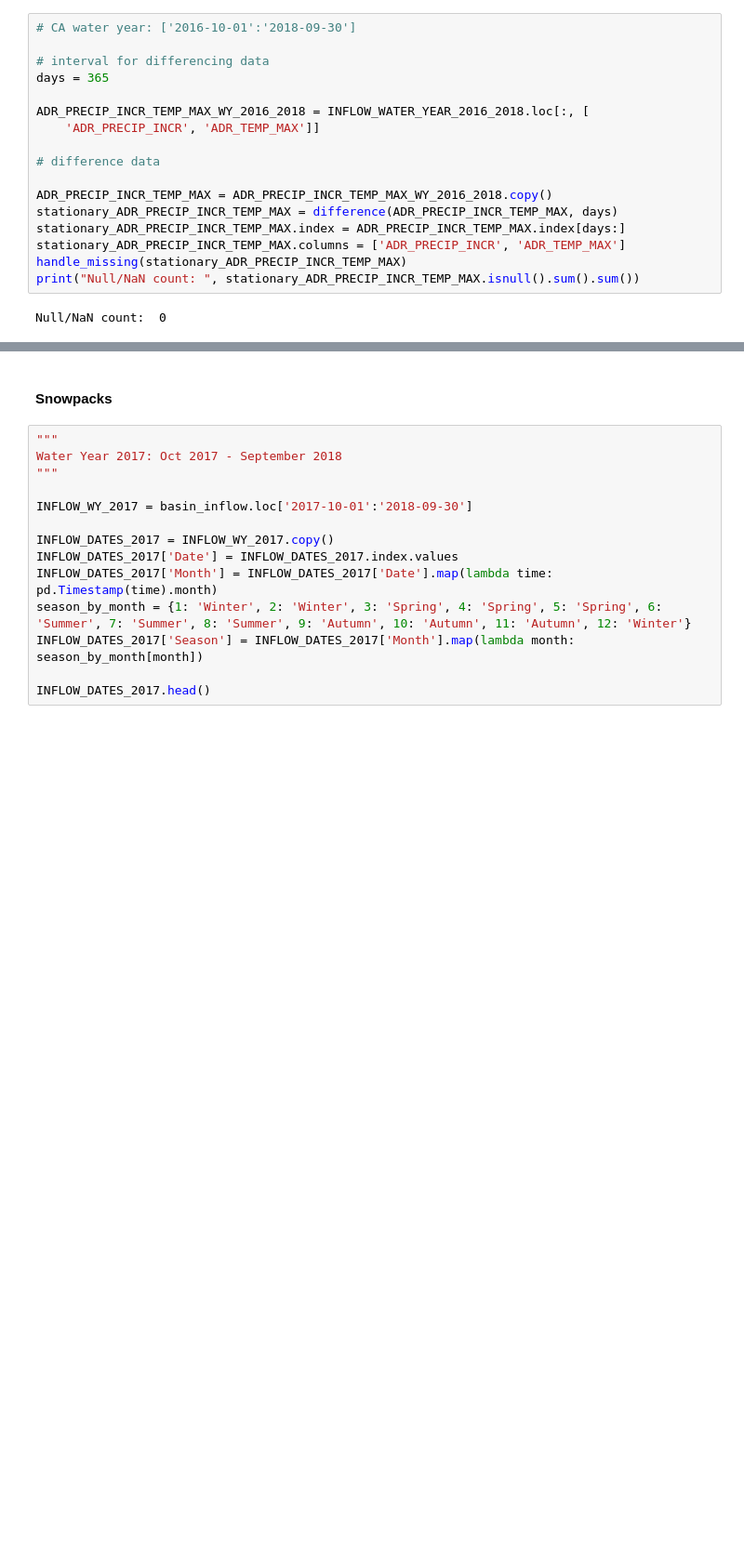
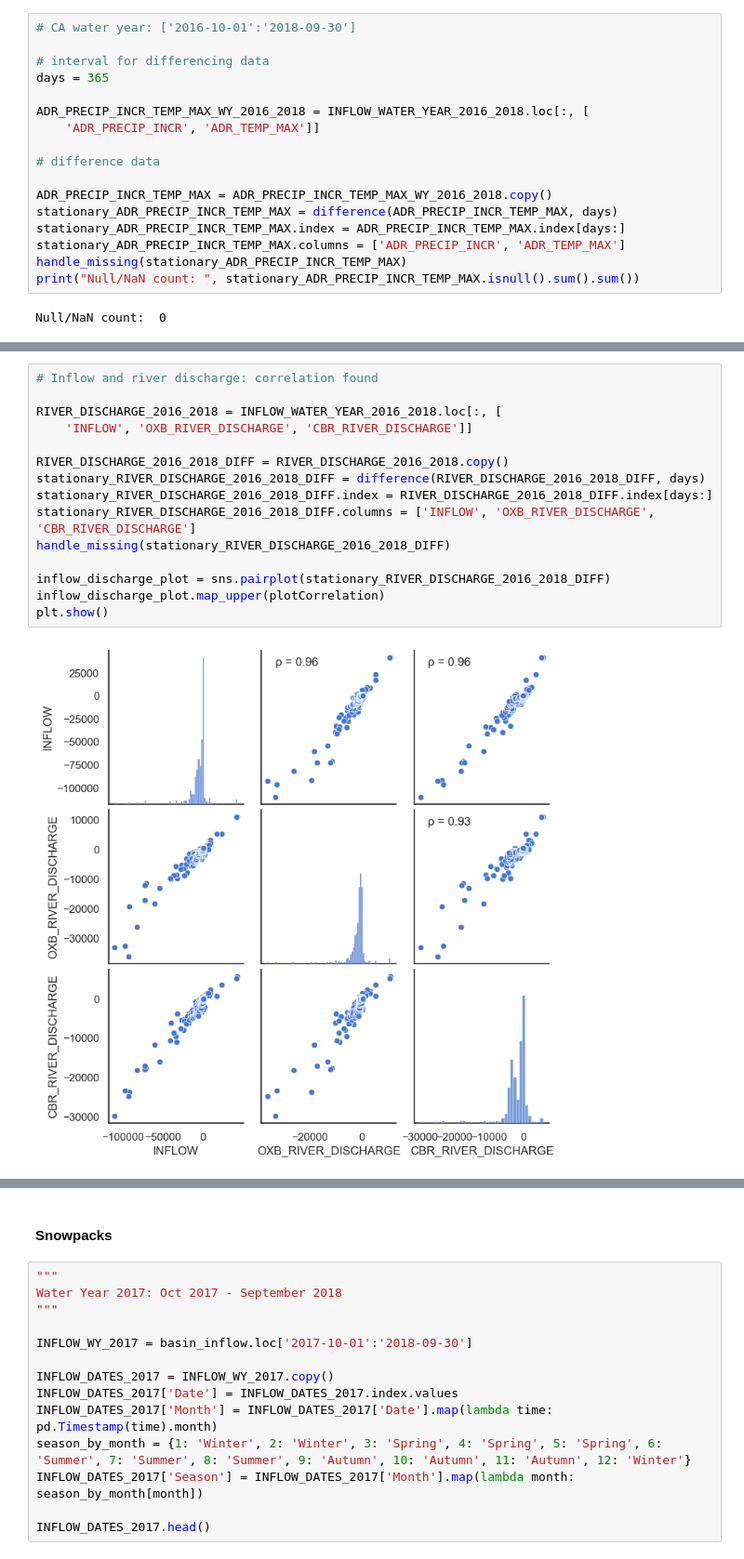
Before and after one commit to lauren-alexandra/basin-inflow-dnn, a Jupyter notebook: EDA.ipynb, the cells around one changed output, grey strips where cells are left out. Shown at 93% size. Cells and saved outputs as stored; diff of their text form; blank space fills up the shorter version.

```diff
--- a/EDA.ipynb
+++ b/EDA.ipynb
@@ -192,0 +218,17 @@ Critical Values :
+# %%
+# Inflow and river discharge: correlation found
+
+RIVER_DISCHARGE_2016_2018 = INFLOW_WATER_YEAR_2016_2018.loc[:, [
+    'INFLOW', 'OXB_RIVER_DISCHARGE', 'CBR_RIVER_DISCHARGE']]
+
+RIVER_DISCHARGE_2016_2018_DIFF = RIVER_DISCHARGE_2016_2018.copy()
+stationary_RIVER_DISCHARGE_2016_2018_DIFF = difference(RIVER_DISCHARGE_2016_2018_DIFF, days)
+stationary_RIVER_DISCHARGE_2016_2018_DIFF.index = RIVER_DISCHARGE_2016_2018_DIFF.index[days:]
+stationary_RIVER_DISCHARGE_2016_2018_DIFF.columns = ['INFLOW', 'OXB_RIVER_DISCHARGE', 'CBR_RIVER_DISCHARGE']
+handle_missing(stationary_RIVER_DISCHARGE_2016_2018_DIFF)
+
+inflow_discharge_plot = sns.pairplot(stationary_RIVER_DISCHARGE_2016_2018_DIFF)
+inflow_discharge_plot.map_upper(plotCorrelation)
+plt.show()
+# %% [output]
+[figure, added]
```
Also changed, not shown: parts of 18 cells of this notebook.
